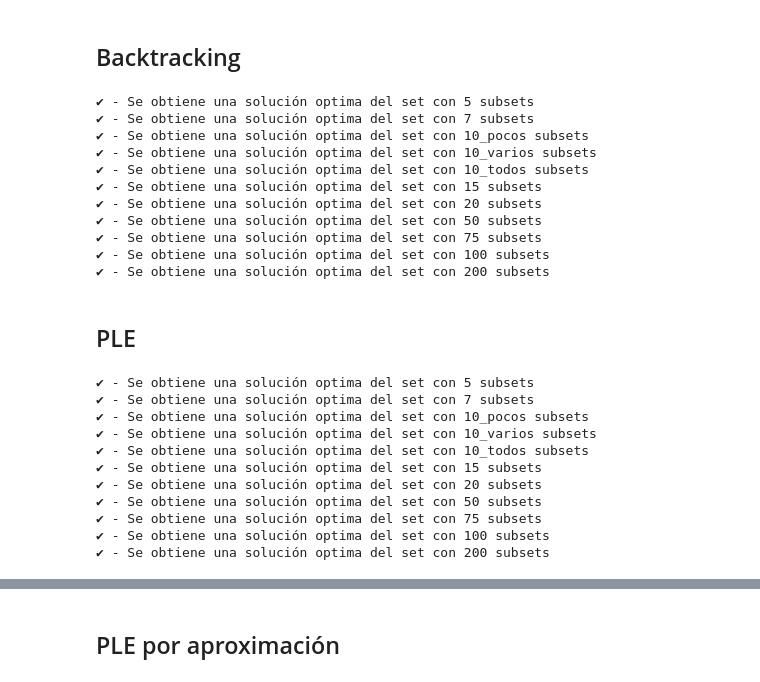
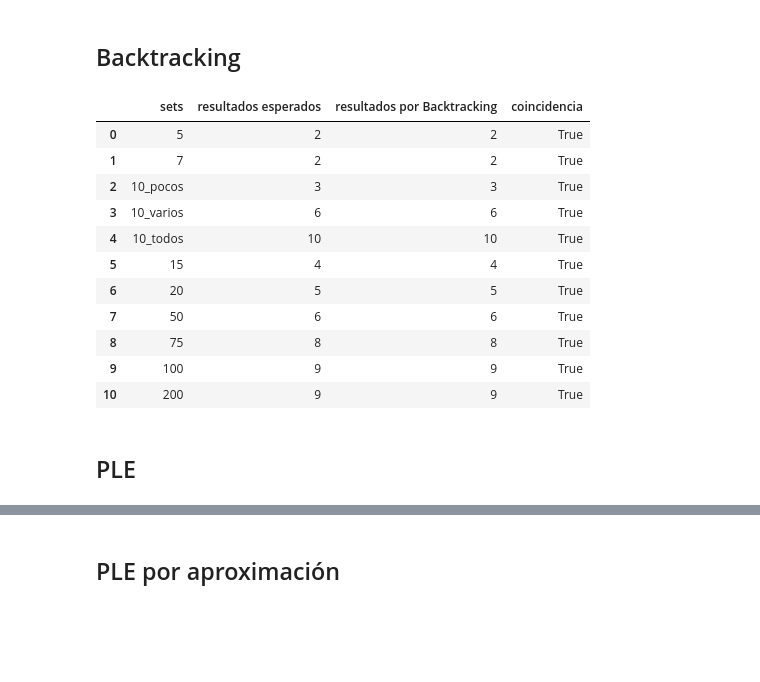
Before and after one commit to astrocinco/2c2023-TDA-TP3, a Jupyter notebook: analysis_notebook.ipynb, the cells around one changed output, grey strips where cells are left out. Cells and saved outputs as stored; diff of their text form; code cells hidden in the pictures; blank space fills up the shorter version.

```diff
--- a/analysis_notebook.ipynb
+++ b/analysis_notebook.ipynb
@@ -10,32 +11,23 @@ DIRECTORIO = "datos/sets_catedra/"
 # %% [markdown]
 ## Backtracking
 # %%
-comparar_solucion_con_catedra(DIRECTORIO, solution_by_backtracking)
+df_bt = comparar_solucion_con_catedra(DIRECTORIO, solution_by_backtracking, 'Backtracking')
-# %% [output]
-✔ - Se obtiene una solución optima del set con 5 subsets
-✔ - Se obtiene una solución optima del set con 7 subsets
-✔ - Se obtiene una solución optima del set con 10_pocos subsets
-✔ - Se obtiene una solución optima del set con 10_varios subsets
-✔ - Se obtiene una solución optima del set con 10_todos subsets
-✔ - Se obtiene una solución optima del set con 15 subsets
-✔ - Se obtiene una solución optima del set con 20 subsets
-✔ - Se obtiene una solución optima del set con 50 subsets
-✔ - Se obtiene una solución optima del set con 75 subsets
-✔ - Se obtiene una solución optima del set con 100 subsets
-✔ - Se obtiene una solución optima del set con 200 subsets
+# %%
+df_bt
+# %% [output]
+|  | sets | resultados esperados | resultados por Backtracking | coincidencia |
+| 0 | 5 | 2 | 2 | True |
+| 1 | 7 | 2 | 2 | True |
+| 2 | 10_pocos | 3 | 3 | True |
+| 3 | 10_varios | 6 | 6 | True |
+| 4 | 10_todos | 10 | 10 | True |
+| 5 | 15 | 4 | 4 | True |
+| 6 | 20 | 5 | 5 | True |
+| 7 | 50 | 6 | 6 | True |
+| 8 | 75 | 8 | 8 | True |
+| 9 | 100 | 9 | 9 | True |
+| 10 | 200 | 9 | 9 | True |
 # %% [markdown]
 ## PLE
 # %%
-comparar_solucion_con_catedra(DIRECTORIO, solution_by_lineal_programming)
+df_ple = comparar_solucion_con_catedra(DIRECTORIO, solution_by_lineal_programming, 'PLE')
-# %% [output]
-✔ - Se obtiene una solución optima del set con 5 subsets
-✔ - Se obtiene una solución optima del set con 7 subsets
-✔ - Se obtiene una solución optima del set con 10_pocos subsets
-✔ - Se obtiene una solución optima del set con 10_varios subsets
-✔ - Se obtiene una solución optima del set con 10_todos subsets
-✔ - Se obtiene una solución optima del set con 15 subsets
-✔ - Se obtiene una solución optima del set con 20 subsets
-✔ - Se obtiene una solución optima del set con 50 subsets
-✔ - Se obtiene una solución optima del set con 75 subsets
-✔ - Se obtiene una solución optima del set con 100 subsets
-✔ - Se obtiene una solución optima del set con 200 subsets
```
Also changed, not shown: parts of 6 cells of this notebook.
